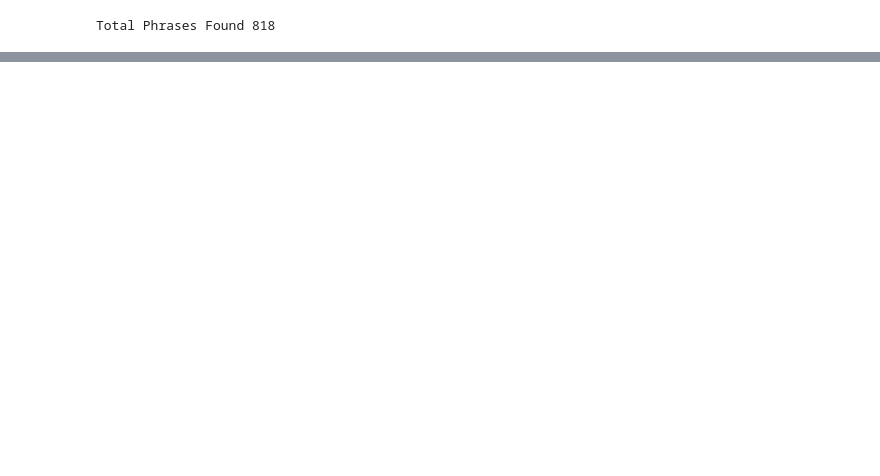
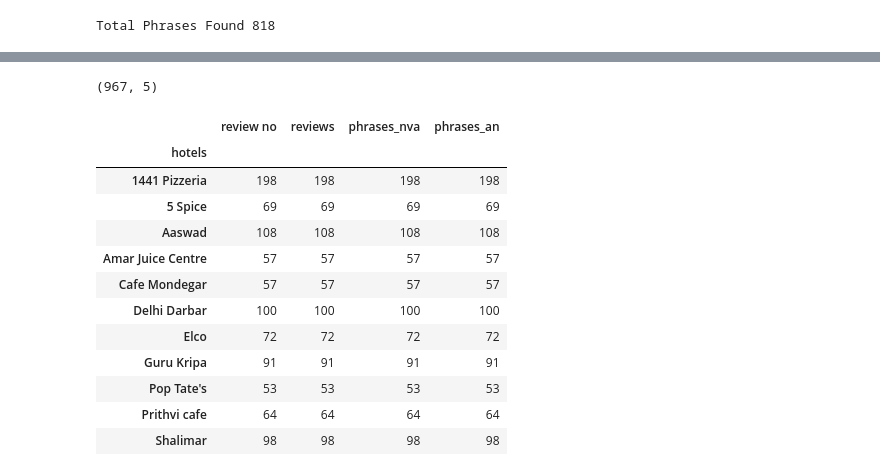
Before and after one commit to NishantJadhav369/Restaurant-Review-Summarization, a Jupyter notebook: EntityPhrases.ipynb, the cells around one changed output, grey strips where cells are left out. Drawn from its saved outputs; the diff is of its cells as text; code cells hidden in the pictures; blank space fills up the shorter version.

Commit message:
Made Dataframe

```diff
--- a/EntityPhrases.ipynb
+++ b/EntityPhrases.ipynb
@@ -29,6 +35,8 @@ print(sentences[:2])
 # %%
 reviews = [[str(pair[0]) for pair in sentence] for sentence in sentences]
 tags =  [[str(pair[1]) for pair in sentence] for sentence in sentences]
+hotels = [list(set([str(pair[2]) for pair in sentence])) for sentence in sentences]
+review_no = [list(set([str(pair[3]) for pair in sentence])) for sentence in sentences]
 # %%
 import nltk
 from nltk import word_tokenize
@@ -198,0 +177,22 @@ Total Phrases Found 224
+# %%
+parser = RegexpParser(grammar=nva) # choose grammar rule
+results=[]
+for x in sequences:
+    results.append(parser.parse(x))
+phrases =[]
+c=0
+for result in results:
+    res =[]
+    f=0
+    for ele in result:
+        #print(ele)
+        if type(ele)==nltk.tree.Tree:
+            #print(list(ele))
+            sent= ' '.join([word[0] for word in list(ele)])
+            res.append(sent)
+            f=1
+            c+=1
+    if f==0:
+        res.append('NULL')
+    phrases.append(res)
+phrases_nva = np.array(phrases)
@@ -198,0 +203,17 @@ Total Phrases Found 224
+# %%
+def replace_null(text):
+    #print(text[0])
+    if text[0]=='NULL':
+        return 0
+    else: return text
+# %%
+df0 =  pd.DataFrame(review_no,columns=['review no'])
+df1 = pd.DataFrame([' '.join(review) for review in reviews],columns=['reviews'])
+df2 = pd.DataFrame(hotels,columns=['hotels'])
+df3 = pd.DataFrame(phrases_nva,columns=['phrases_nva'])
+df4 = pd.DataFrame(phrases_an,columns=['phrases_an'])
+final = pd.concat([df0,df1,df2,df3,df4],axis=1)
+print(final.shape)
+final.head()
+final['phrases_nva'] =final.phrases_nva.apply(replace_null)
+final['phrases_an'] =final.phrases_an.apply(replace_null)
@@ -198,0 +231,20 @@ Total Phrases Found 224
+# %%
+final[(final.phrases_nva!=0) | (final.phrases_an!=0)].shape
+# %% [output]
+(967, 5)
+# %%
+final[(final.phrases_nva!=0) | (final.phrases_an!=0)].groupby('hotels').count()
+# %% [output]
+|  | review no | reviews | phrases_nva | phrases_an |
+| hotels |  |  |  |  |
+| 1441 Pizzeria | 198 | 198 | 198 | 198 |
+| 5 Spice | 69 | 69 | 69 | 69 |
+| Aaswad | 108 | 108 | 108 | 108 |
+| Amar Juice Centre | 57 | 57 | 57 | 57 |
+| Cafe Mondegar | 57 | 57 | 57 | 57 |
+| Delhi Darbar | 100 | 100 | 100 | 100 |
+| Elco | 72 | 72 | 72 | 72 |
+| Guru Kripa | 91 | 91 | 91 | 91 |
+| Pop Tate's | 53 | 53 | 53 | 53 |
+| Prithvi cafe | 64 | 64 | 64 | 64 |
+| Shalimar | 98 | 98 | 98 | 98 |
```
Also changed, not shown: parts of 12 cells of this notebook.
